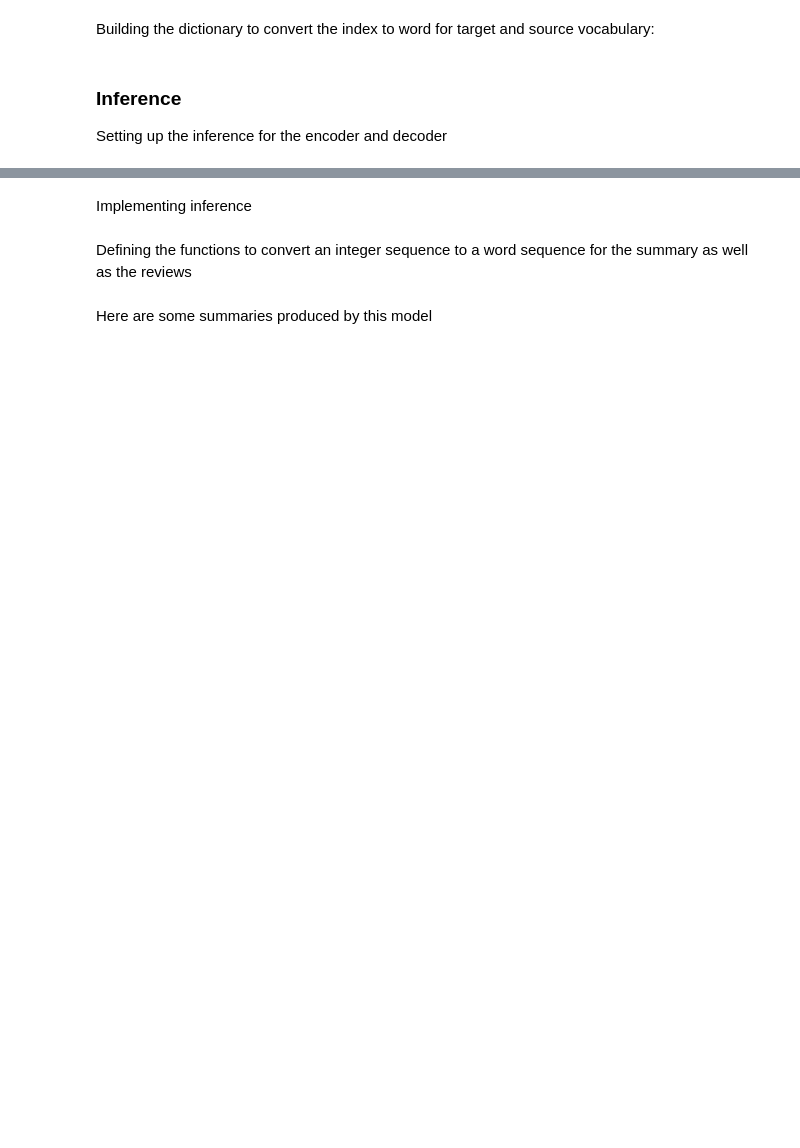
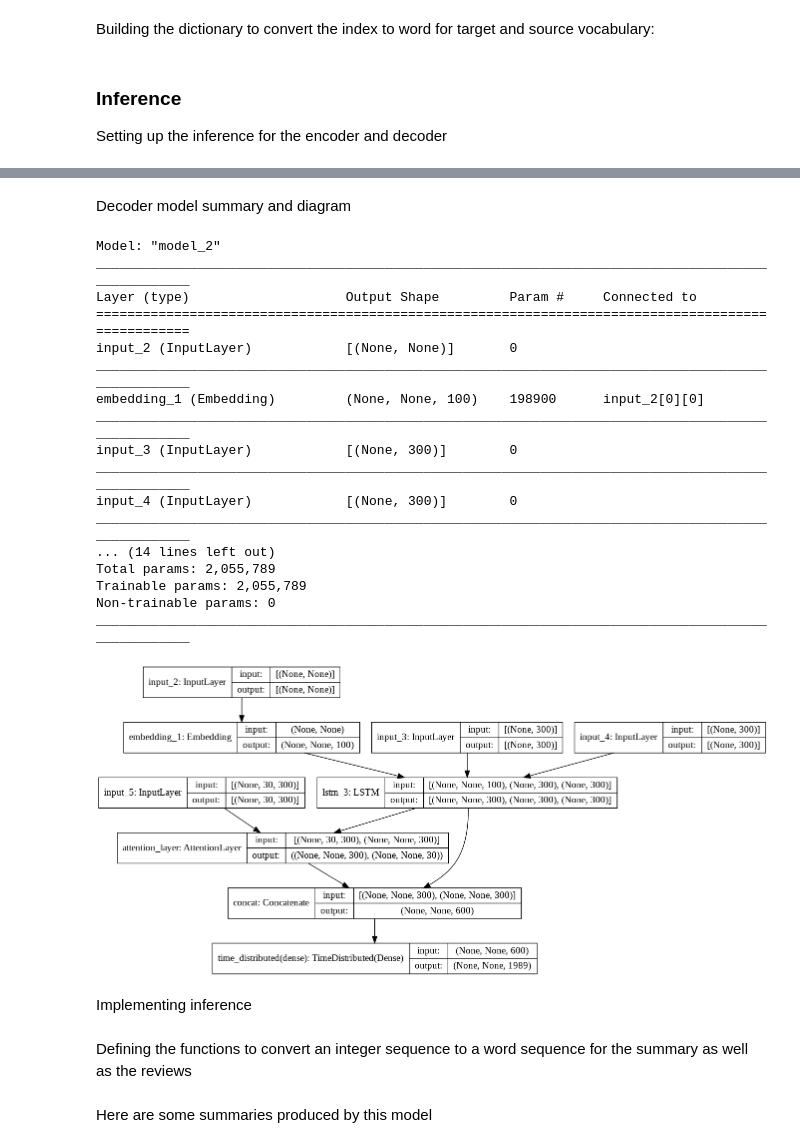
Before and after one commit to easmile/articlesummarizer, a Jupyter notebook: Base_Model.ipynb, the cells around one changed output, grey strips where cells are left out. Cells and saved outputs as stored; diff of their text form; code cells hidden in the pictures; blank space fills up the shorter version.

```diff
--- a/Base_Model.ipynb
+++ b/Base_Model.ipynb
@@ -654,3 +685,27 @@ decoder_model = Model(
+# %% [markdown]
+Decoder model summary and diagram
+# %%
+decoder_model.summary()
+plot_model(decoder_model,show_shapes=True)
+# %% [output]
+Model: "model_2"
+__________________________________________________________________________________________________
+Layer (type)                    Output Shape         Param #     Connected to
+==================================================================================================
+input_2 (InputLayer)            [(None, None)]       0
+__________________________________________________________________________________________________
+embedding_1 (Embedding)         (None, None, 100)    198900      input_2[0][0]
+__________________________________________________________________________________________________
+input_3 (InputLayer)            [(None, 300)]        0
+__________________________________________________________________________________________________
+input_4 (InputLayer)            [(None, 300)]        0
+__________________________________________________________________________________________________
+... (14 lines left out)
+Total params: 2,055,789
+Trainable params: 2,055,789
+Non-trainable params: 0
+__________________________________________________________________________________________________
+[figure, added]
 # %% [markdown]
 Implementing inference
 # %%
```
Also changed, not shown: parts of 9 cells of this notebook.
